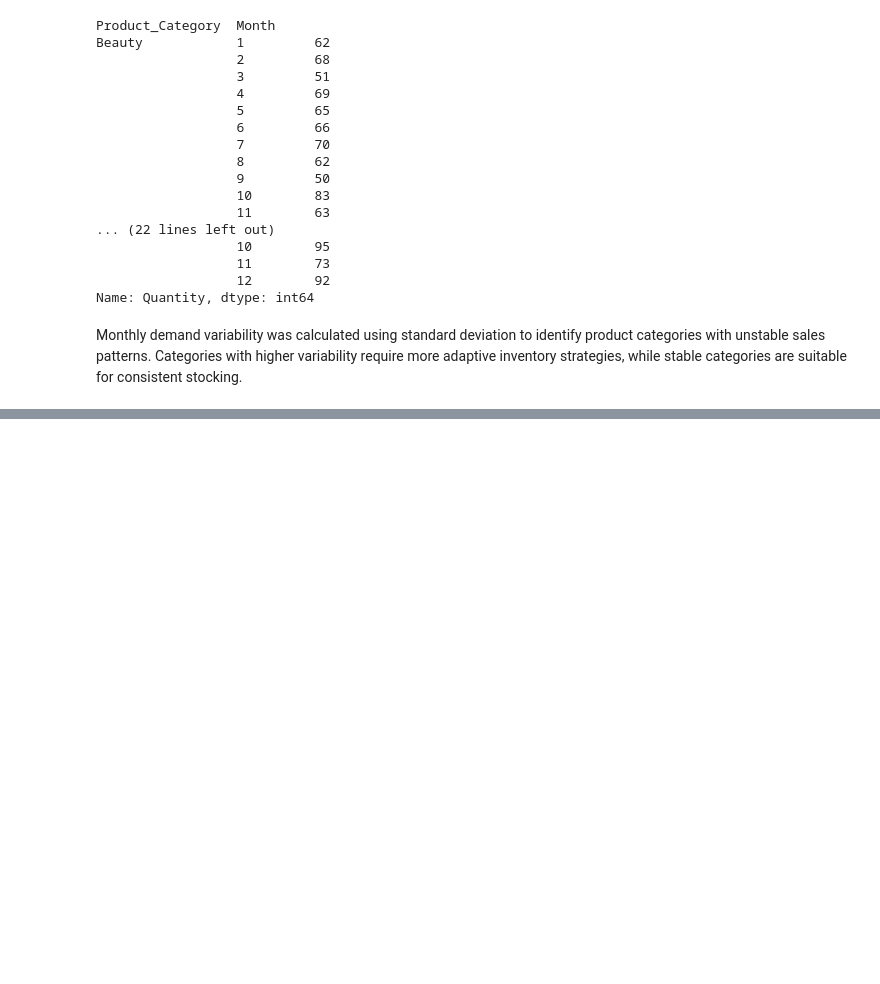
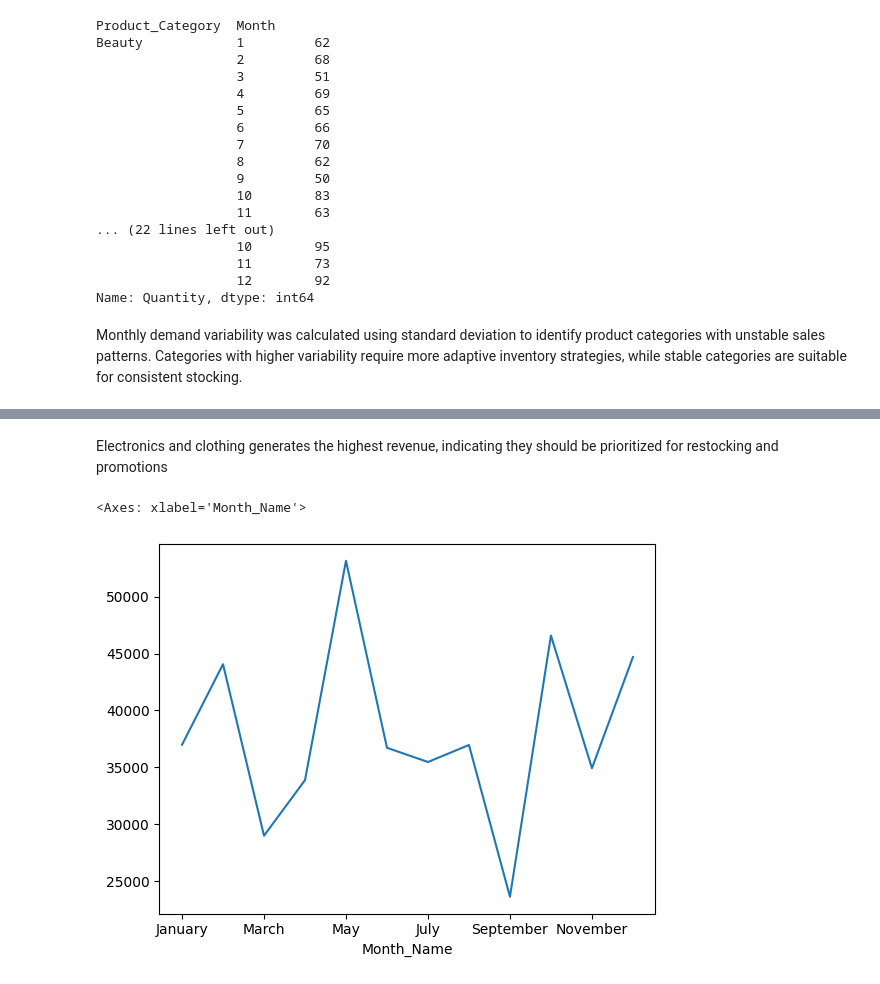
Before and after one commit to 0sinach1/data-and-ai-portfolio, a Jupyter notebook: 2026/2026-01-sale-demand-analysis/notebooks/01_exploration.ipynb, the cells around one changed output, grey strips where cells are left out. Drawn from its saved outputs; the diff is of its cells as text; code cells hidden in the pictures; blank space fills up the shorter version.

```diff
--- a/2026/2026-01-sale-demand-analysis/notebooks/01_exploration.ipynb
+++ b/2026/2026-01-sale-demand-analysis/notebooks/01_exploration.ipynb
@@ -249,0 +264,7 @@ Monthly demand variability was calculated using standard deviation to identify p
+# %% [markdown]
+Electronics and clothing generates the highest revenue, indicating they should be prioritized for restocking and promotions
+# %%
+monthly_sales.plot(x='Month_Name', y='Total_Sales', kind='line', legend=False)
+# %% [output]
+<Axes: xlabel='Month_Name'>
+[figure, added]
```
Also changed, not shown: parts of 6 cells of this notebook.
